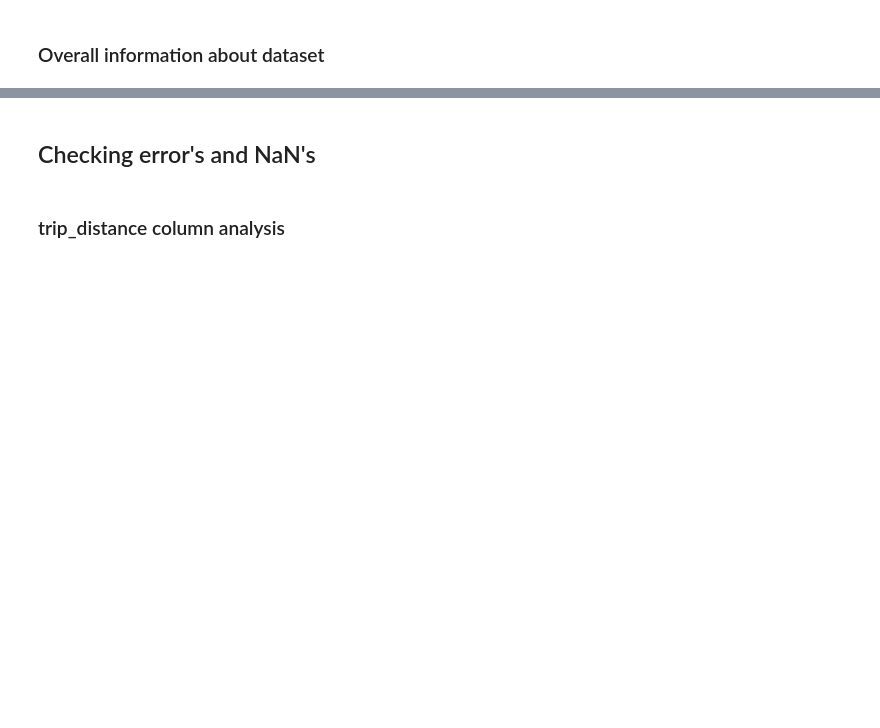
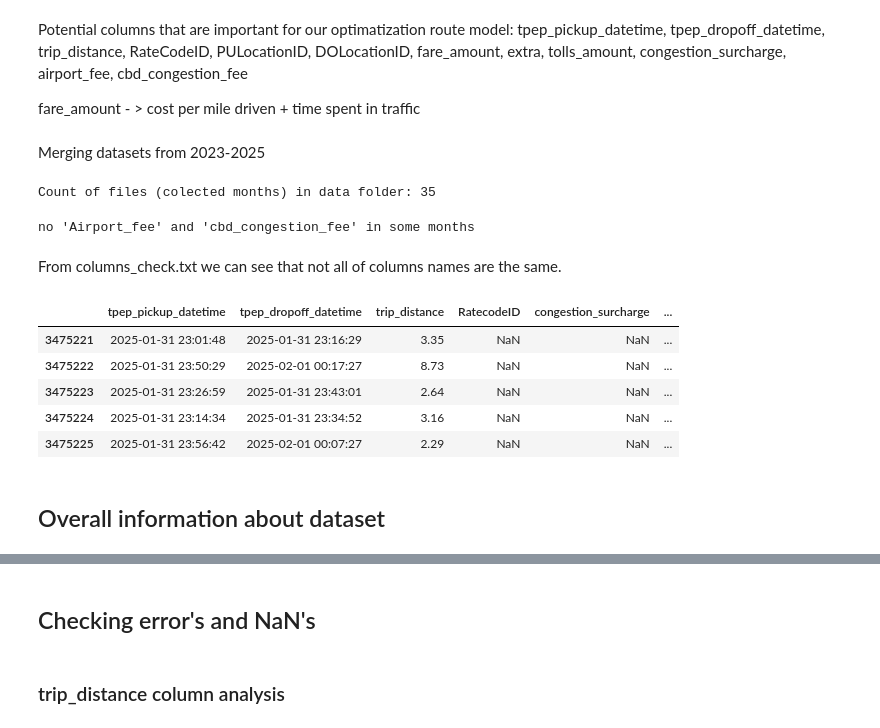
Before and after one commit to JestemSikora/ML-newyork-route-optimization, a Jupyter notebook: notebooks/0_eda.ipynb, the cells around one changed output, grey strips where cells are left out. Saved outputs shown, nothing was run; the diff lists cells and outputs as text; code cells hidden in the pictures; blank space fills up the shorter version.

```diff
--- a/notebooks/0_eda.ipynb
+++ b/notebooks/0_eda.ipynb
@@ -10,3 +43,61 @@ import matplotlib.pyplot as plt
+# %% [markdown]
+Potential columns that are important for our optimatization route model:
+tpep_pickup_datetime, tpep_dropoff_datetime, trip_distance, RateCodeID, PULocationID, DOLocationID,
+fare_amount, extra, tolls_amount, congestion_surcharge, airport_fee, cbd_congestion_fee
+
+
+fare_amount - > cost per mile driven + time spent in traffic
+# %% [markdown]
+Merging datasets from 2023-2025
+# %%
+import polars as pl
+import glob
+
+# Change path to your location of dataset!
+path = Path(r"C:\Users\wikto\OneDrive\Dokumenty\all-datasets\taxi_routes_datasets_23-25")
+path_file = r"C:\Users\wikto\OneDrive\Dokumenty\all-datasets\taxi_routes_datasets_23-25\yellow_tripdata_*"
+
+# Count files in folder
+file_count = sum(1 for x in path.iterdir() if x.is_file())
+print(f"Count of files (colected months) in data folder: {file_count}")
+# %% [output]
+Count of files (colected months) in data folder: 35
+# %%
+# Check if all datasets have same columns
+current_dir = Path.cwd()
+output_dir = current_dir.parent / "output_analysis"
+output_dir.mkdir(parents=True, exist_ok=True)
+
+check_columns = output_dir / "check_columns.txt"
+
+with open(check_columns, 'w', encoding='utf-8') as txt_file:
+    for i in range(file_count):
+        first_file = glob.glob(path_file)[i]
+        avaiable_columns = pl.read_parquet_schema(first_file).keys()
+        txt_file.write(f'{avaiable_columns} \n') # -> no 'Airport_fee' and 'cbd_congestion_fee' in some months
+
+print("no 'Airport_fee' and 'cbd_congestion_fee' in some months")
+# %% [output]
+no 'Airport_fee' and 'cbd_congestion_fee' in some months
+# %% [markdown]
+From columns_check.txt we can see that not all of columns names are the same.
+# %%
+# Loading only important columns for this project
+path = r'C:\Users\wikto\OneDrive\Dokumenty\all-datasets\taxi_routes_datasets_23-25\yellow_tripdata_2025-01.parquet'
+df = pd.read_parquet(path=path,
+                     columns=['tpep_pickup_datetime', 'tpep_dropoff_datetime', 'trip_distance', 'RatecodeID', 'congestion_surcharge',
+                              'PULocationID', 'DOLocationID', 'fare_amount', 'extra',
+                                'tolls_amount'])
+                              # for now deleting 'Airport_fee' and 'cbd_congestion_fee'
+
+df.tail()
+# %% [output]
+|  | tpep_pickup_datetime | tpep_dropoff_datetime | trip_distance | RatecodeID | congestion_surcharge | ... |
+| 3475221 | 2025-01-31 23:01:48 | 2025-01-31 23:16:29 | 3.35 | NaN | NaN | ... |
+| 3475222 | 2025-01-31 23:50:29 | 2025-02-01 00:17:27 | 8.73 | NaN | NaN | ... |
+| 3475223 | 2025-01-31 23:26:59 | 2025-01-31 23:43:01 | 2.64 | NaN | NaN | ... |
+| 3475224 | 2025-01-31 23:14:34 | 2025-01-31 23:34:52 | 3.16 | NaN | NaN | ... |
+| 3475225 | 2025-01-31 23:56:42 | 2025-02-01 00:07:27 | 2.29 | NaN | NaN | ... |
 # %% [markdown]
-### Overall information about dataset
+## Overall information about dataset
 # %%
```
Also changed, not shown: parts of 20 cells of this notebook.
